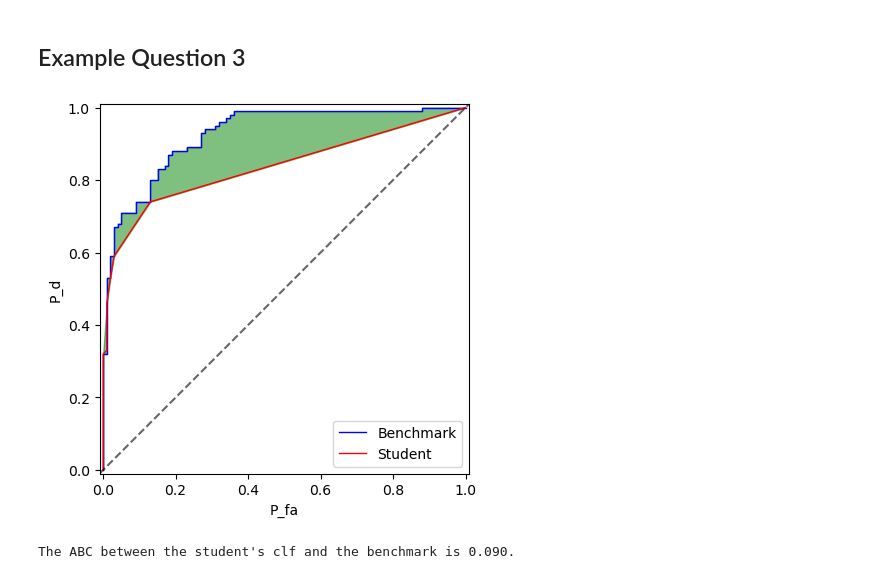
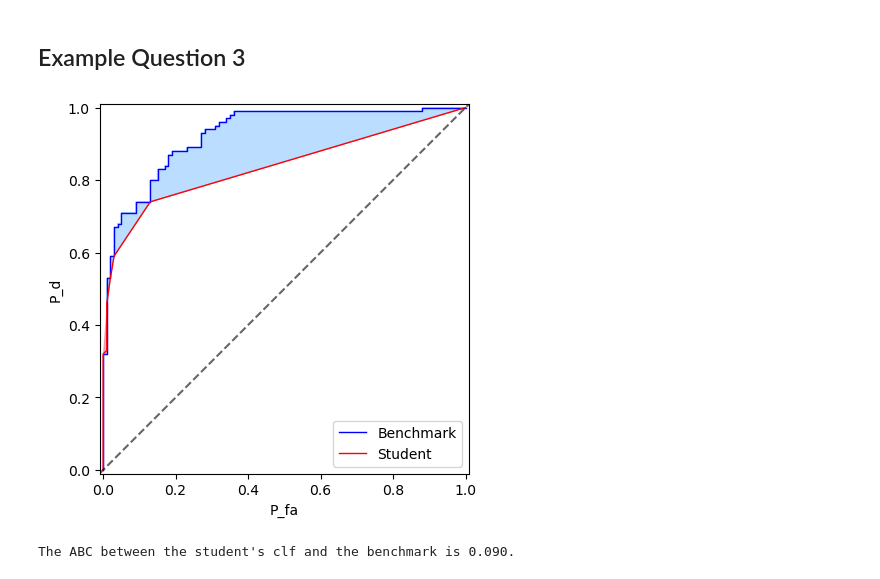
Before and after one commit to zs144/ml-course-auto-grader, a Jupyter notebook: code/ROC-grader/example_questions.ipynb, the cells around one changed output. Cells and saved outputs as stored; diff of their text form; code cells hidden in the pictures.

Commit message:
Rewrite some code (change threshold to ndarray)

```diff
--- a/code/ROC-grader/example_questions.ipynb
+++ b/code/ROC-grader/example_questions.ipynb
@@ -57,10 +57,11 @@ def get_ROC_data(thresholds, truth, decision_stats):
     Parameters:
         - thresholds (pd.Series): a list of thresholds.
         - truth (pd.Series): true classes for each observation.
-        - decision_stats (pd.Series): decision statistics of each observation.
+        - decision_stats (ndarray of shape (n_samples, n_classes)):
+          decision statistics of each observation.
 
     Returns:
-        ROC_data: pd.Dataframe of shape (n_samples, 3)
+        ROC_data (pd.Dataframe of shape (n_samples, 3)):
         The first column of ROC_data is the list of thresholds; The second column
         is the percentage of detection (P_d), and the third column is the percentage
         of false alarm (P_fa).
@@ -167,6 +168,13 @@ plt.show()
 ## Example Question 2
 # %%
 def roc_curves_visual_cmp(ROC_data1, ROC_data2):
+    """ Draws two ROC curves with the area between them in the same coordinate.
+
+    Parameters:
+    - ROC_data1 ():
+    - ROC_data2 ():
+
+    """
     plt.subplots()
     plt.xlabel("P_fa")
     plt.ylabel("P_d")
@@ -176,14 +184,18 @@ def roc_curves_visual_cmp(ROC_data1, ROC_data2):
     plt.plot(ROC_data2["P_fa"], ROC_data2["P_d"], c="r", lw=1, label="Student")
     Pd_2_interp = np.interp(ROC_data1["P_fa"], ROC_data2["P_fa"], ROC_data2["P_d"])
     plt.fill_between(ROC_data1["P_fa"], ROC_data1["P_d"], Pd_2_interp,
-                     interpolate=True, color="green", alpha=0.5)
+                     where=ROC_data1["P_d"] < Pd_2_interp, interpolate=True,
+                     color="crimson", alpha=0.3)
+    plt.fill_between(ROC_data1["P_fa"], ROC_data1["P_d"], Pd_2_interp,
+                     where=ROC_data1["P_d"] > Pd_2_interp, interpolate=True,
+                     color="dodgerblue", alpha=0.3)
     plt.plot(ax.get_xlim(), ax.get_ylim(), c="black", alpha=0.6, ls='--') # diagonal
     plt.legend()
     plt.gca().set_box_aspect(1)
     plt.show()
 
 
-def get_ABC(ROC_data1, ROC_data2):
+def compute_ABC(ROC_data1, ROC_data2):
     Pd_2_interp = np.interp(ROC_data1["P_fa"], ROC_data2["P_fa"], ROC_data2["P_d"])
     roc_diff = np.abs(ROC_data1["P_d"] - Pd_2_interp)
     abc = integrate.trapz(roc_diff, ROC_data1["P_fa"])
@@ -256,9 +267,9 @@ thresholds_2.sort_values(inplace=True, ascending=False)
 # %%
 correct_clf_ROC_data = get_ROC_data(thresholds_1, y, decision_stats)
 student_clf_ROC_data = get_ROC_data(thresholds_2, y, decision_stats)
 roc_curves_visual_cmp(correct_clf_ROC_data, student_clf_ROC_data)
-ABC = get_ABC(correct_clf_ROC_data, student_clf_ROC_data)
+ABC = compute_ABC(correct_clf_ROC_data, student_clf_ROC_data)
 print(f"The ABC between the student's clf and the benchmark is {ABC:.3f}.")
 # %% [output]
-[figure, old version]
+[figure, new version]
 The ABC between the student's clf and the benchmark is 0.090.
```
Also changed, not shown: parts of 5 cells of this notebook.
